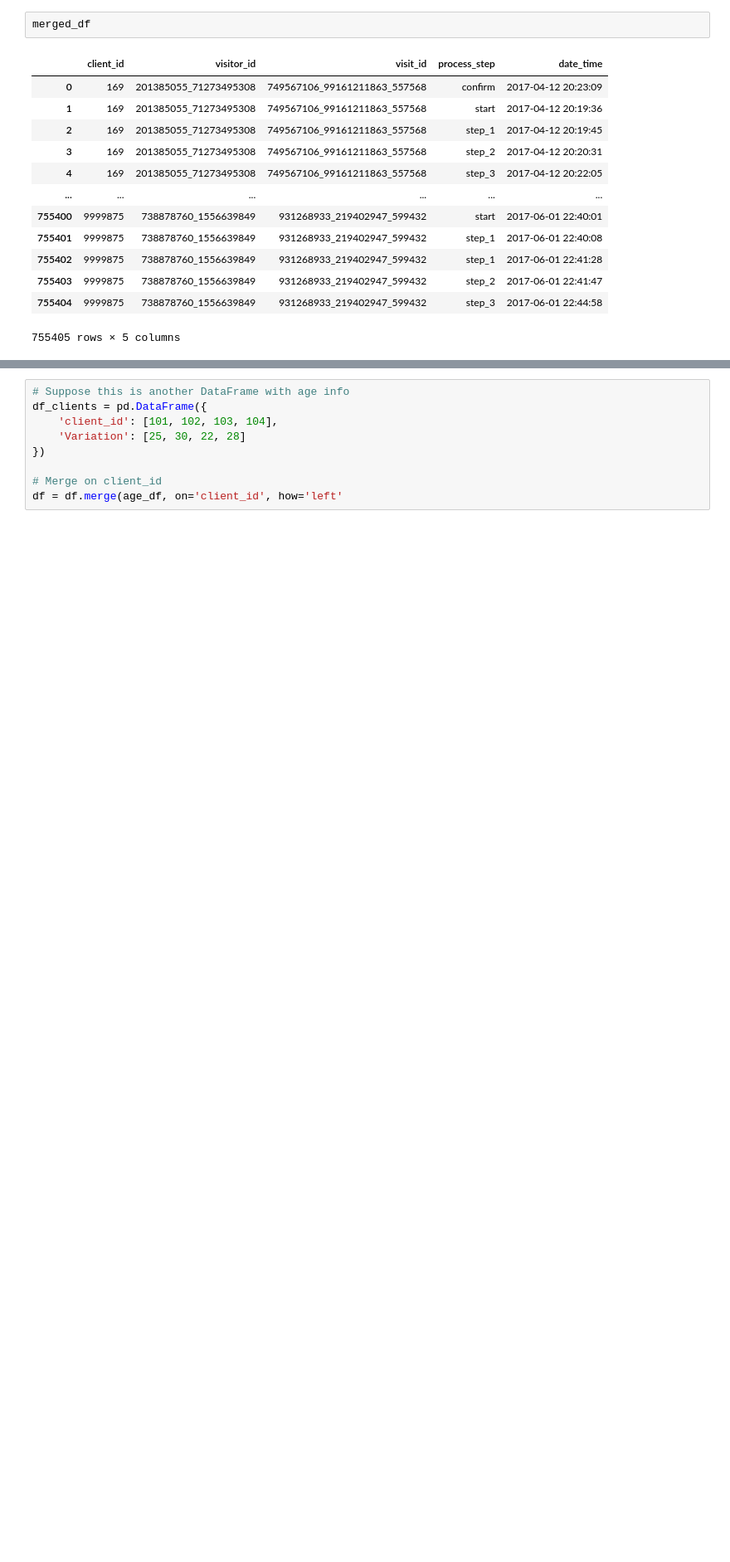
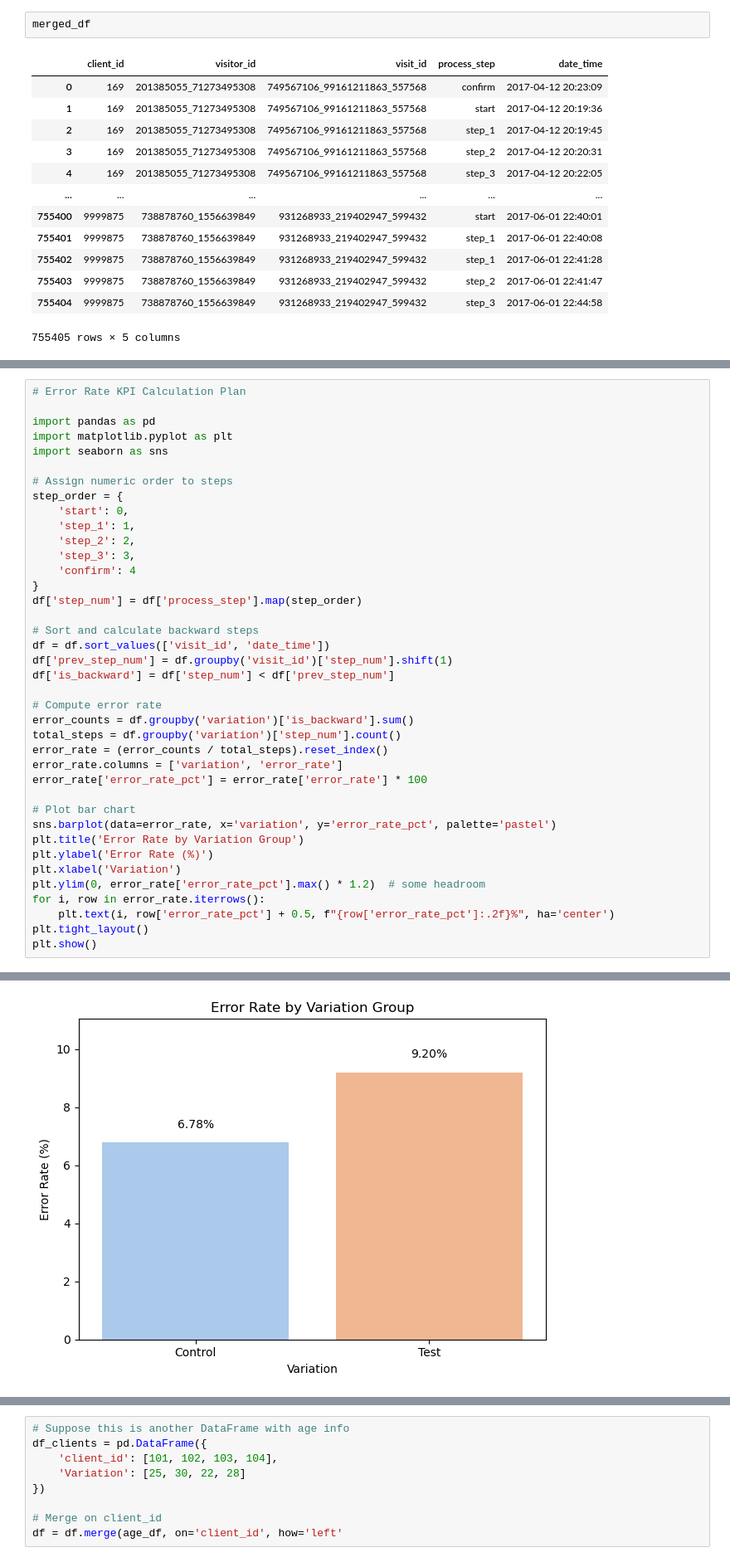
Before and after one commit to Doarsa/Vanguard-project, a Jupyter notebook: Vanguard data.ipynb, the cells around one changed output, grey strips where cells are left out. Shown at 83% size. Cells and saved outputs as stored; diff of their text form; blank space fills up the shorter version.

```diff
--- a/Vanguard data.ipynb
+++ b/Vanguard data.ipynb
@@ -224,0 +365,40 @@ merged_df
+# %%
+# Error Rate KPI Calculation Plan
+
+import pandas as pd
+import matplotlib.pyplot as plt
+import seaborn as sns
+
+# Assign numeric order to steps
+step_order = {
+    'start': 0,
+    'step_1': 1,
+    'step_2': 2,
+    'step_3': 3,
+    'confirm': 4
+}
+df['step_num'] = df['process_step'].map(step_order)
+
+# Sort and calculate backward steps
+df = df.sort_values(['visit_id', 'date_time'])
+df['prev_step_num'] = df.groupby('visit_id')['step_num'].shift(1)
+df['is_backward'] = df['step_num'] < df['prev_step_num']
+
+# Compute error rate
+error_counts = df.groupby('variation')['is_backward'].sum()
+total_steps = df.groupby('variation')['step_num'].count()
+error_rate = (error_counts / total_steps).reset_index()
+error_rate.columns = ['variation', 'error_rate']
+error_rate['error_rate_pct'] = error_rate['error_rate'] * 100
+
+# Plot bar chart
+sns.barplot(data=error_rate, x='variation', y='error_rate_pct', palette='pastel')
+plt.title('Error Rate by Variation Group')
+plt.ylabel('Error Rate (%)')
+plt.xlabel('Variation')
+plt.ylim(0, error_rate['error_rate_pct'].max() * 1.2)  # some headroom
+for i, row in error_rate.iterrows():
+    plt.text(i, row['error_rate_pct'] + 0.5, f"{row['error_rate_pct']:.2f}%", ha='center')
+plt.tight_layout()
+plt.show()
+# %% [output]
@@ -224,0 +408 @@ merged_df
+[figure, added]
```
Also changed, not shown: parts of 12 cells of this notebook, 1 other file.
